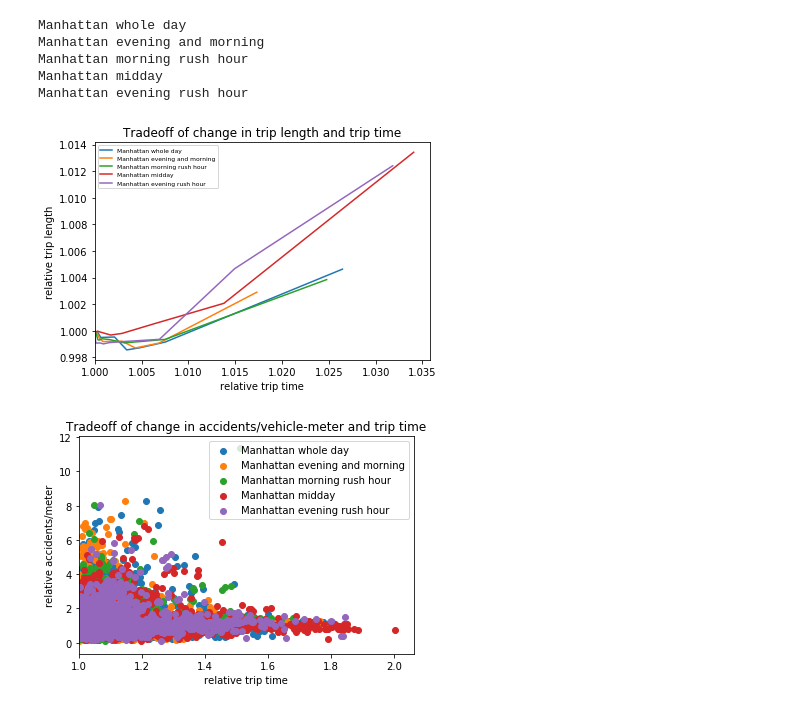
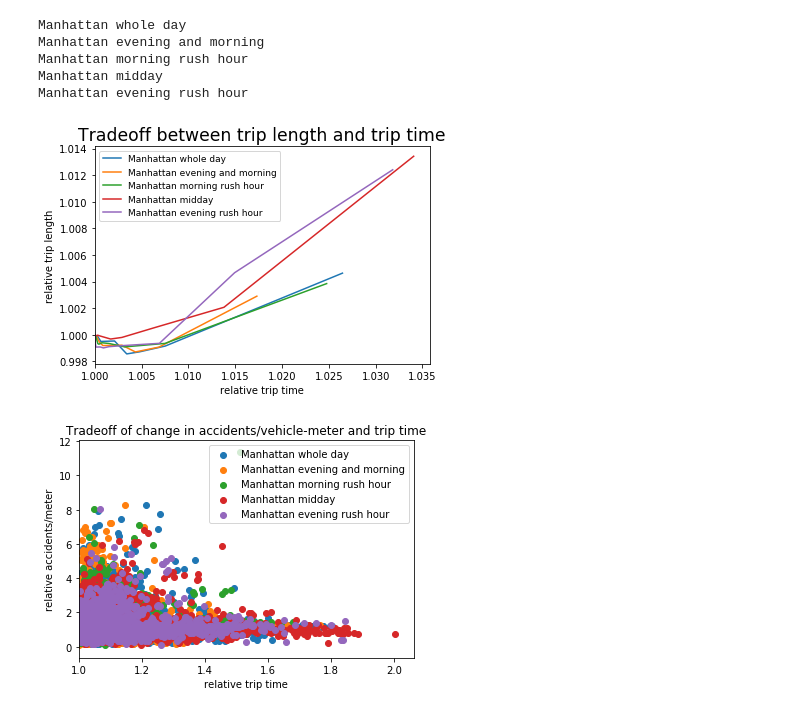
Before and after one commit to dcarmod2/VisionZeroTheory_Submission, a Jupyter notebook: MAIN_comparePlots_length.ipynb, the cells around one changed output. Drawn from its saved outputs; the diff is of its cells as text; code cells hidden in the pictures.

```diff
--- a/MAIN_comparePlots_length.ipynb
+++ b/MAIN_comparePlots_length.ipynb
@@ -42,19 +42,19 @@ Manhattan evening rush hour
 # %%
 plotter.figure()
 for windowname,tradeoff in TradeoffDict.items():
     points=tradeoff.curve()
     #print("points: "+str(points))
     plotter.plot(points["rel_time"],points["rel_length"],label=windowname)
 plotter.xlim(1,)
-plotter.title("Tradeoff of change in trip length and trip time")
-plotter.xlabel("relative trip time")
-plotter.ylabel("relative trip length")
-plotter.legend(loc=0,prop={'size':6})
+plotter.title("Tradeoff between trip length and trip time",fontsize='xx-large')
+plotter.xlabel("relative trip time",fontsize='medium')
+plotter.ylabel("relative trip length",fontsize='medium')
+plotter.legend(loc=0,prop={'size':9})
 plotter.savefig(curvefigfile,bbox_inches='tight')
 plotter.show()
 plotter.close()
 # %% [output]
-[figure, old version]
+[figure, new version]
 # %%
 plotter.figure()
 for windowname,tradeoff in TradeoffDict.items():
```
Also changed, not shown: 5 other files.
